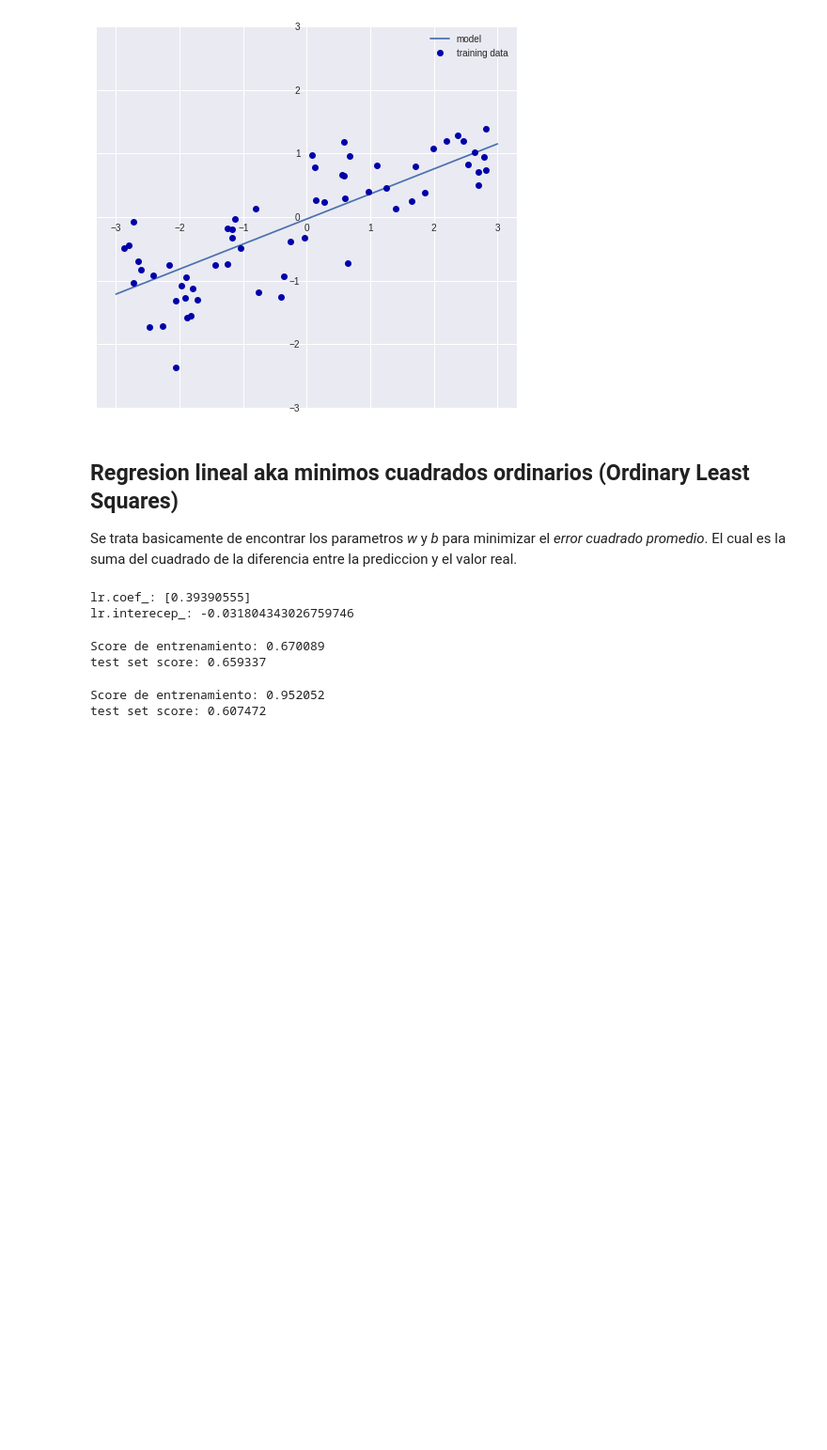
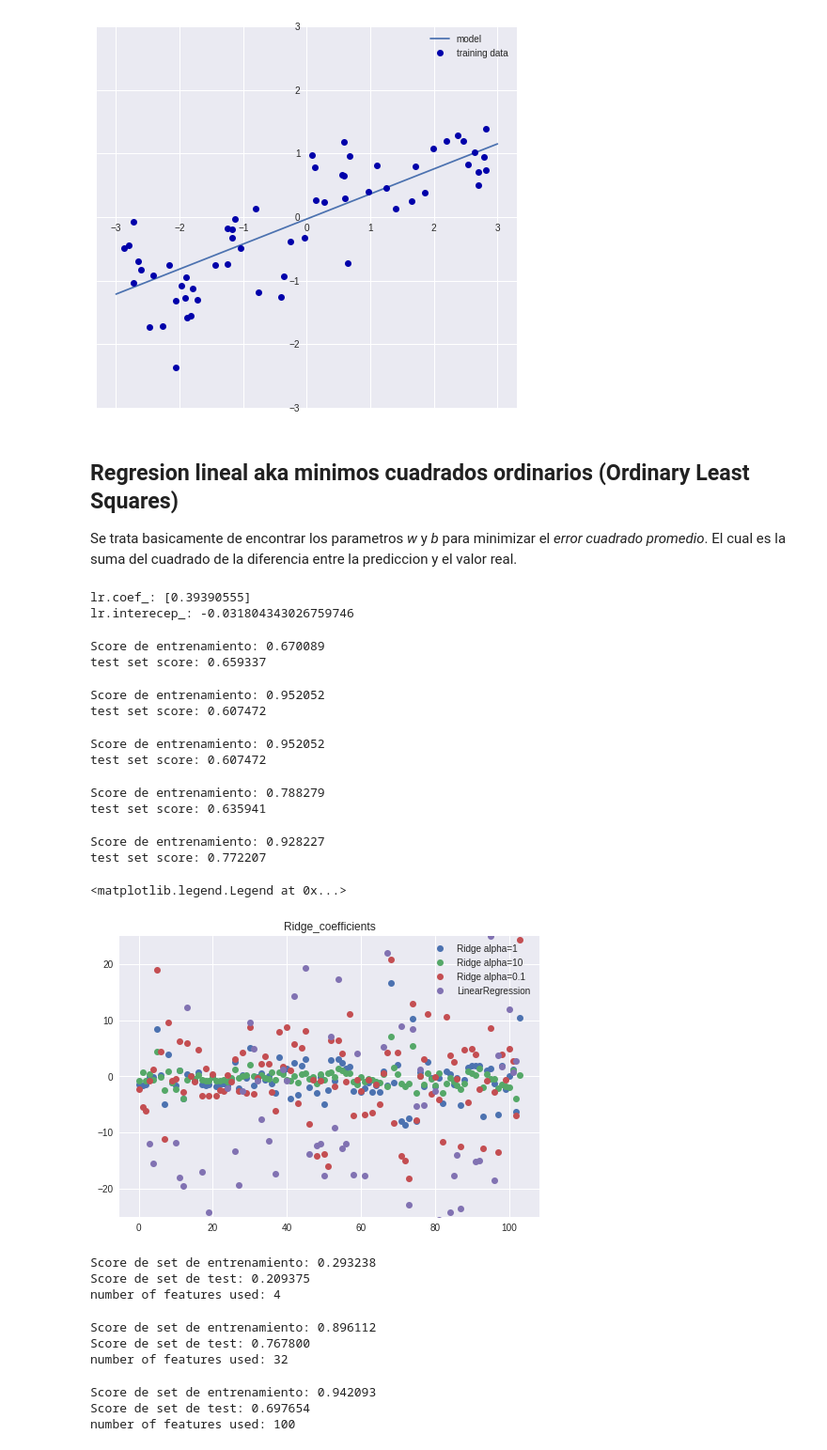
Before and after one commit to igrosny/libros, a Jupyter notebook: IMLP/Capitulo_2_Aprendizaje_automatico.ipynb, the cells around one changed output. Shown at 94% size. Cells and saved outputs as stored; diff of their text form; code cells hidden in the pictures; blank space fills up the shorter version.

```diff
--- a/IMLP/Capitulo_2_Aprendizaje_automatico.ipynb
+++ b/IMLP/Capitulo_2_Aprendizaje_automatico.ipynb
@@ -230,3 +230,66 @@ print("test set score: %f" % lr.score(X_test, y_test))
 # %% [output]
 Score de entrenamiento: 0.952052
 test set score: 0.607472
+# %%
+from sklearn.linear_model import Ridge
+ridge = Ridge().fit(X_train, y_train)
+print("Score de entrenamiento: %f" % lr.score(X_train, y_train))
+print("test set score: %f" % lr.score(X_test, y_test))
+# %% [output]
+Score de entrenamiento: 0.952052
+test set score: 0.607472
+# %%
+ridge10 = Ridge(alpha=10).fit(X_train, y_train)
+print("Score de entrenamiento: %f" % ridge10.score(X_train, y_train))
+print("test set score: %f" % ridge10.score(X_test, y_test))
+# %% [output]
+Score de entrenamiento: 0.788279
+test set score: 0.635941
+# %%
+ridge01 = Ridge(alpha=0.1).fit(X_train, y_train)
+print("Score de entrenamiento: %f" % ridge01.score(X_train, y_train))
+print("test set score: %f" % ridge01.score(X_test, y_test))
+# %% [output]
+Score de entrenamiento: 0.928227
+test set score: 0.772207
+# %%
+plt.title("Ridge_coefficients")
+plt.plot(ridge.coef_, 'o', label='Ridge alpha=1')
+plt.plot(ridge10.coef_, 'o', label='Ridge alpha=10')
+plt.plot(ridge01.coef_, 'o', label='Ridge alpha=0.1')
+
+plt.plot(lr.coef_, 'o', label="LinearRegression")
+plt.ylim(-25,25)
+plt.legend()
+# %% [output]
+<matplotlib.legend.Legend at 0x...>
+[figure, added]
+# %%
+from sklearn.linear_model import Lasso
+
+lasso = Lasso().fit(X_train, y_train)
+print("Score de set de entrenamiento: %f" % lasso.score(X_train, y_train))
+print("Score de set de test: %f" % lasso.score(X_test, y_test))
+print("number of features used: %d" % np.sum(lasso.coef_ != 0))
+# %% [output]
+Score de set de entrenamiento: 0.293238
+Score de set de test: 0.209375
+number of features used: 4
+# %%
+lasso001 = Lasso(alpha=0.01).fit(X_train, y_train)
+print("Score de set de entrenamiento: %f" % lasso001.score(X_train, y_train))
+print("Score de set de test: %f" % lasso001.score(X_test, y_test))
+print("number of features used: %d" % np.sum(lasso001.coef_ != 0))
+# %% [output]
+Score de set de entrenamiento: 0.896112
+Score de set de test: 0.767800
+number of features used: 32
+# %%
+lasso00001 = Lasso(alpha=0.0001).fit(X_train, y_train)
+print("Score de set de entrenamiento: %f" % lasso00001.score(X_train, y_train))
+print("Score de set de test: %f" % lasso00001.score(X_test, y_test))
+print("number of features used: %d" % np.sum(lasso00001.coef_ != 0))
+# %% [output]
+Score de set de entrenamiento: 0.942093
+Score de set de test: 0.697654
+number of features used: 100
```
Also changed, not shown: parts of 1 cell of this notebook.
